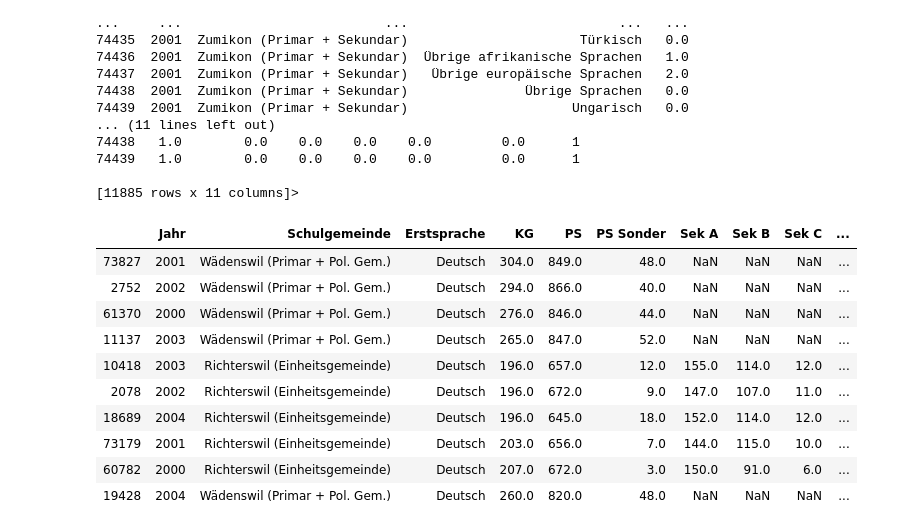
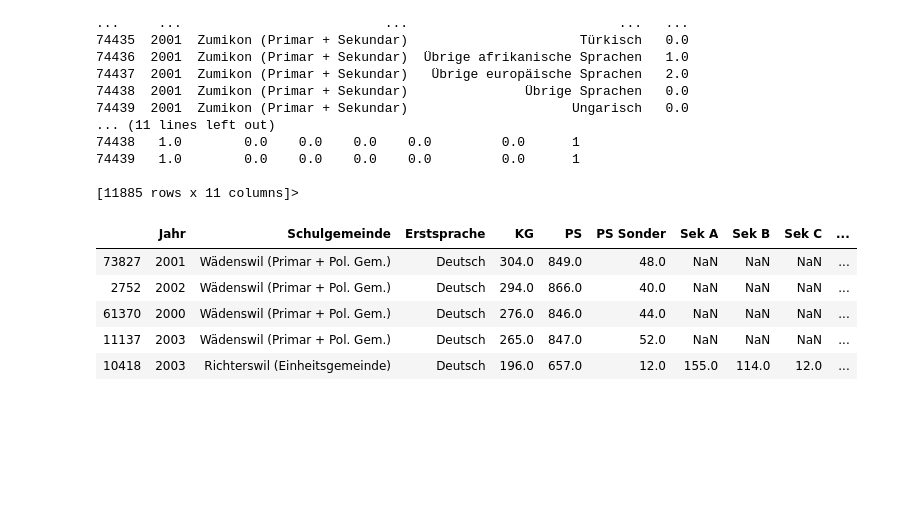
Before and after one commit to MartinSteinegger/cas-ddj, a Jupyter notebook: Projekte mst/Erstsprache nach Gemeinden_Neu.ipynb, the cells around one changed output. Drawn from its saved outputs; the diff is of its cells as text; code cells hidden in the pictures; blank space fills up the shorter version.

```diff
--- a/Projekte mst/Erstsprache nach Gemeinden_Neu.ipynb
+++ b/Projekte mst/Erstsprache nach Gemeinden_Neu.ipynb
@@ -238,17 +226,12 @@ df_zuerichsee.info
 [11885 rows x 11 columns]>
 # %%
 #sortierung testen
-df_zuerichsee.sort_values('Total', ascending=False).head(10)
+df_zuerichsee.sort_values('Total', ascending=False).head(5)
 # %% [output]
 |  | Jahr | Schulgemeinde | Erstsprache | KG | PS | PS Sonder | Sek A | Sek B | Sek C | ... |
 | 73827 | 2001 | Wädenswil (Primar + Pol. Gem.) | Deutsch | 304.0 | 849.0 | 48.0 | NaN | NaN | NaN | ... |
 | 2752 | 2002 | Wädenswil (Primar + Pol. Gem.) | Deutsch | 294.0 | 866.0 | 40.0 | NaN | NaN | NaN | ... |
 | 61370 | 2000 | Wädenswil (Primar + Pol. Gem.) | Deutsch | 276.0 | 846.0 | 44.0 | NaN | NaN | NaN | ... |
 | 11137 | 2003 | Wädenswil (Primar + Pol. Gem.) | Deutsch | 265.0 | 847.0 | 52.0 | NaN | NaN | NaN | ... |
 | 10418 | 2003 | Richterswil (Einheitsgemeinde) | Deutsch | 196.0 | 657.0 | 12.0 | 155.0 | 114.0 | 12.0 | ... |
-| 2078 | 2002 | Richterswil (Einheitsgemeinde) | Deutsch | 196.0 | 672.0 | 9.0 | 147.0 | 107.0 | 11.0 | ... |
-| 18689 | 2004 | Richterswil (Einheitsgemeinde) | Deutsch | 196.0 | 645.0 | 18.0 | 152.0 | 114.0 | 12.0 | ... |
-| 73179 | 2001 | Richterswil (Einheitsgemeinde) | Deutsch | 203.0 | 656.0 | 7.0 | 144.0 | 115.0 | 10.0 | ... |
-| 60782 | 2000 | Richterswil (Einheitsgemeinde) | Deutsch | 207.0 | 672.0 | 3.0 | 150.0 | 91.0 | 6.0 | ... |
-| 19428 | 2004 | Wädenswil (Primar + Pol. Gem.) | Deutsch | 260.0 | 820.0 | 48.0 | NaN | NaN | NaN | ... |
 # %%
```
Also changed, not shown: parts of 60 cells of this notebook, 8 other files.
